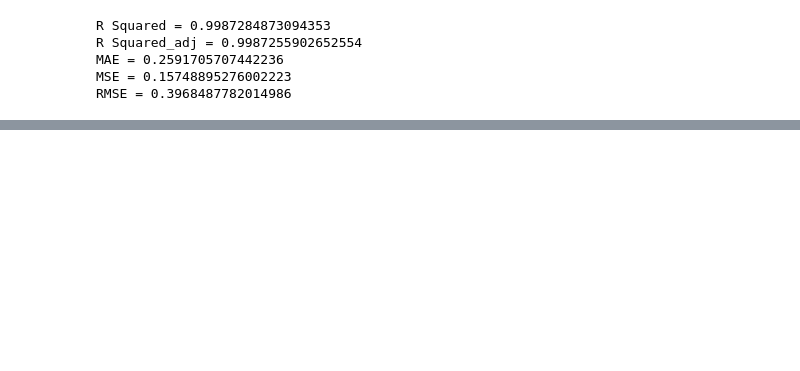
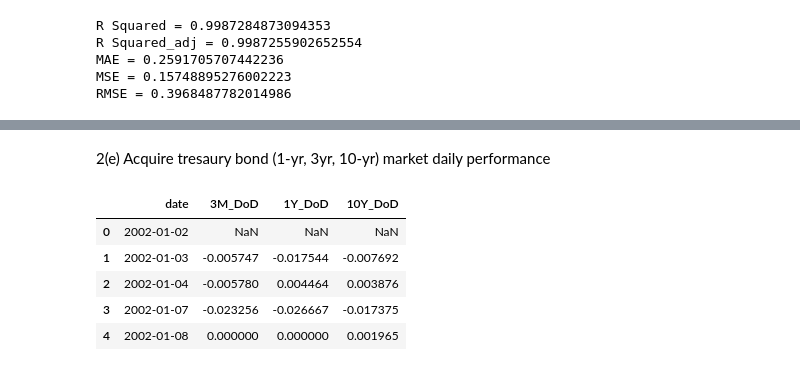
Before and after one commit to stevegbrooks/big-portfolio-learner, a Jupyter notebook: big_portfolio_learner.ipynb, the cells around one changed output, grey strips where cells are left out. Drawn from its saved outputs; the diff is of its cells as text; code cells hidden in the pictures; blank space fills up the shorter version.

```diff
--- a/big_portfolio_learner.ipynb
+++ b/big_portfolio_learner.ipynb
@@ -320,0 +369,22 @@ RMSE = 0.3968487782014986
+# %% [markdown]
+2(e) Acquire tresaury bond (1-yr, 3yr, 10-yr) market daily performance
+# %%
+tbond_data = pd.read_csv('/content/other_data/tbond.csv')
+
+tbond_data = tbond_data[['date', '3M', '1Y', '10Y']]
+tbond_data['date'] = pd.to_datetime(tbond_data.date)
+tbond_data = tbond_data[tbond_data['date'] < pd.Timestamp(2020,1,1)]
+
+tbond_data['3M_DoD'] = tbond_data['3M'].pct_change(1)
+tbond_data['1Y_DoD'] = tbond_data['1Y'].pct_change(1)
+tbond_data['10Y_DoD'] = tbond_data['10Y'].pct_change(1)
+tbond_data = tbond_data[['date', '3M_DoD', '1Y_DoD','10Y_DoD']]
+
+tbond_data.head()
+# %% [output]
+|  | date | 3M_DoD | 1Y_DoD | 10Y_DoD |
+| 0 | 2002-01-02 | NaN | NaN | NaN |
+| 1 | 2002-01-03 | -0.005747 | -0.017544 | -0.007692 |
+| 2 | 2002-01-04 | -0.005780 | 0.004464 | 0.003876 |
+| 3 | 2002-01-07 | -0.023256 | -0.026667 | -0.017375 |
+| 4 | 2002-01-08 | 0.000000 | 0.000000 | 0.001965 |
```
Also changed, not shown: parts of 18 cells of this notebook.
